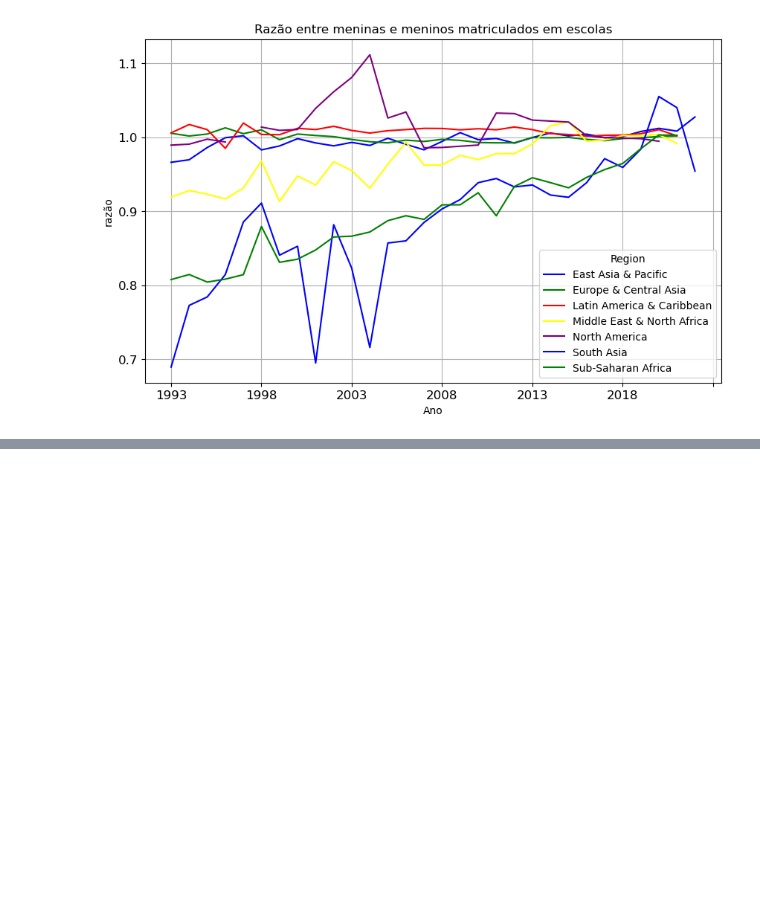
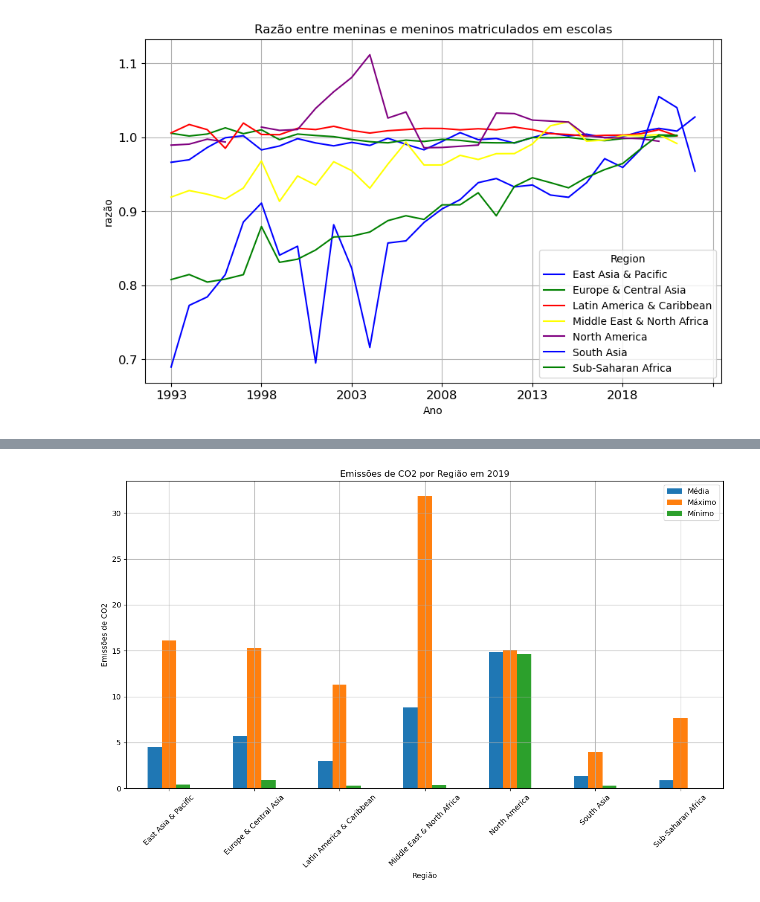
Before and after one commit to renatofreitasRR/TecnicasProgramacaoAda, a Jupyter notebook: 02 - analises.ipynb, the cells around one changed output, grey strips where cells are left out. Cells and saved outputs as stored; diff of their text form; code cells hidden in the pictures; blank space fills up the shorter version.

```diff
--- a/02 - analises.ipynb
+++ b/02 - analises.ipynb
@@ -287,0 +306,8 @@ regioes_escola.T.plot(kind='line', figsize=(10, 6), grid=True, title='Razão ent
+# %%
+wdi_merge = wdi_country_df.merge(wdi_data_df, on='Country Code', how='left')
+# %%
+filter = wdi_merge['Indicator Code'] == 'EN.ATM.CO2E.PC'
+emitentes = wdi_merge[filter]
+# %%
+regioes_2019 = emitentes.groupby('Region').agg({'2019':['mean','max','min']})
+regioes_2019
@@ -287,0 +325,12 @@ regioes_escola.T.plot(kind='line', figsize=(10, 6), grid=True, title='Razão ent
+# %%
+regioes_2019.plot(kind='bar', figsize=(12, 8))
+plt.title('Emissões de CO2 por Região em 2019')
+plt.xlabel('Região')
+plt.ylabel('Emissões de CO2')
+plt.legend(['Média', 'Máximo', 'Mínimo'])
+plt.xticks(rotation=45)
+plt.grid(True)
+plt.tight_layout()
+plt.show()
+# %% [output]
+[figure, added]
```
Also changed, not shown: parts of 14 cells of this notebook, 2 other files.
